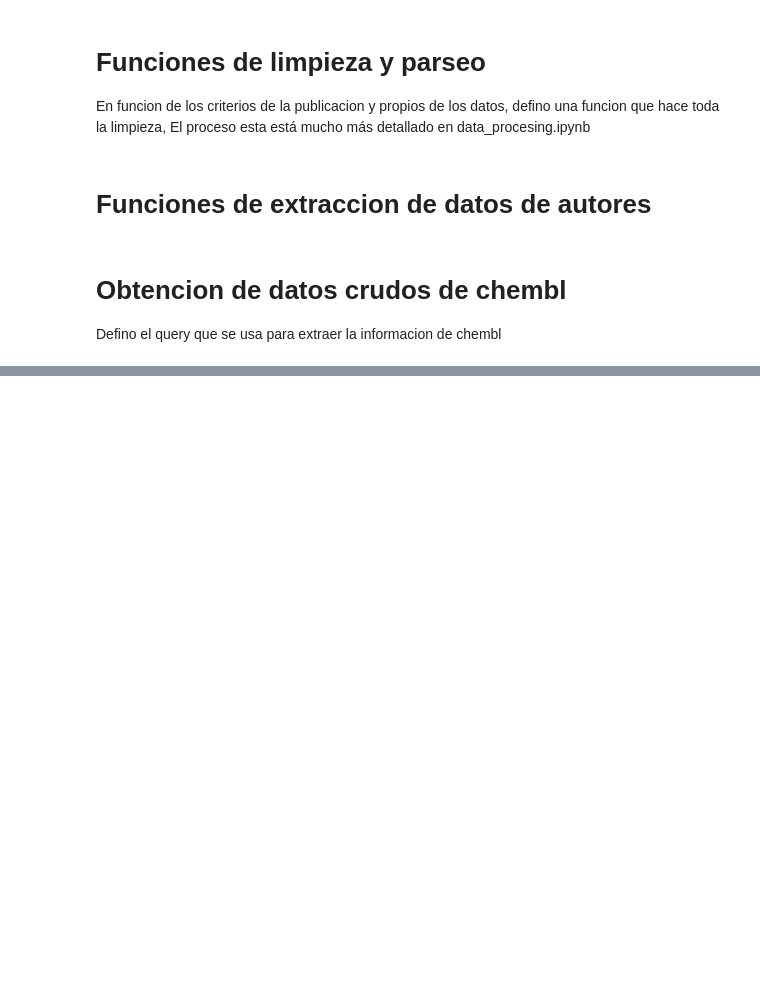
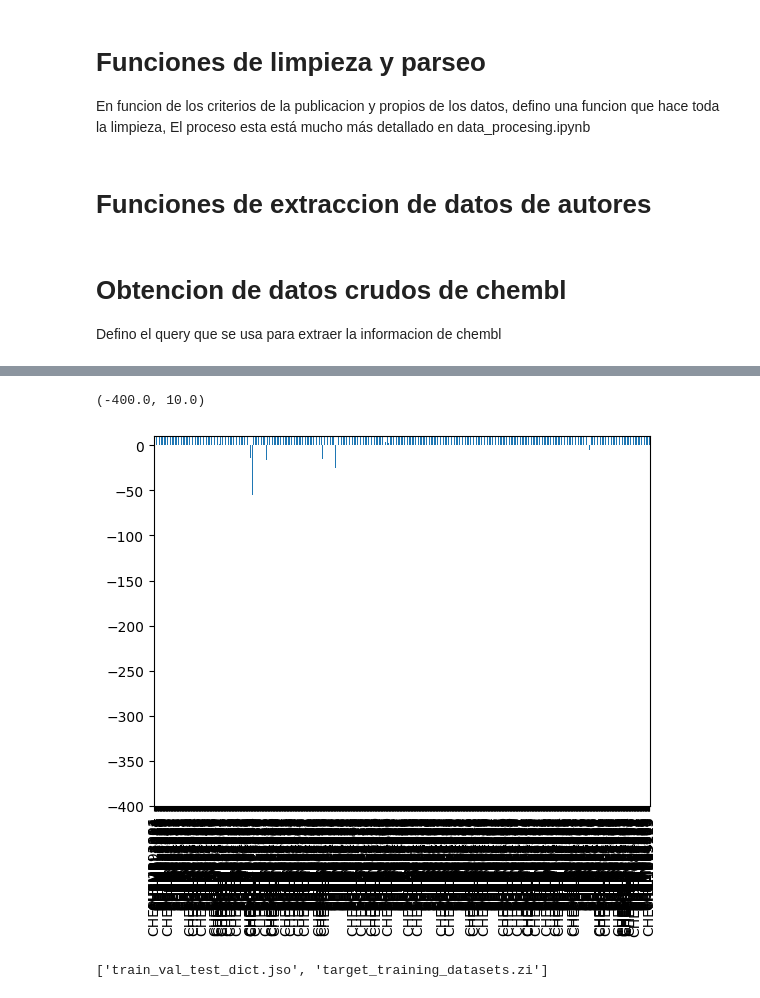
Before and after one commit to trypanosomatics/DEEPScreen, a Jupyter notebook: data_procesing_filter/data_procesing_check.ipynb, the cells around one changed output, grey strips where cells are left out. Cells and saved outputs as stored; diff of their text form; code cells hidden in the pictures; blank space fills up the shorter version.

```diff
--- a/data_procesing_filter/data_procesing_check.ipynb
+++ b/data_procesing_filter/data_procesing_check.ipynb
@@ -215,0 +287,22 @@ Entries previous relation type conflict cleaning 762742
+# %%
+import pandas as pd
+dtypes = {
+    'molregno':'int64',
+    'comp_id':'object',
+    'tid':'int64',
+    'target':'object',
+    'relation':'object',
+    'bioactivity':'float64',
+    'units':'object',
+    'type':'object',
+    'potential_duplicates':'int64',
+    'pchem_values':'object',
+    'organism':'object',
+    'assay_type':'object',
+    'smiles':'object',
+    'ichi':'object',
+    'sequence':'object'
+}
+
+df_raw = pd.read_csv('/home/sebastian-wsl/data_chembl32_10_04_23.csv',sep='\t',names=list(dtypes),na_values=['\\N','NA'],index_col=False)
+df_raw
@@ -215,0 +403,3 @@ Entries previous relation type conflict cleaning 762742
+# %%
+df_raw_chembl25 = pd.read_csv('/home/sebastian-wsl/data_chembl25_11_04_23.csv',sep='\t',names=list(dtypes),na_values=['\\N','NA'],index_col=False)
+df_raw_chembl25
@@ -215,0 +420,2 @@ Entries previous relation type conflict cleaning 762742
+# %%
+balance_pos_chembl25, target_aus_chembl25 = balance_compuestos(df_raw_chembl25)
@@ -215,0 +440,11 @@ Entries previous relation type conflict cleaning 762742
+# %%
+plot = balance_pos_chembl25.plot(kind='bar')
+
+plot.set_ylim([-400,10])
+# %% [output]
+(-400.0, 10.0)
+[figure, added]
+# %%
+target_aus_chembl25
+# %% [output]
+['train_val_test_dict.jso', 'target_training_datasets.zi']
```
Also changed, not shown: parts of 62 cells of this notebook, 11 other files.
